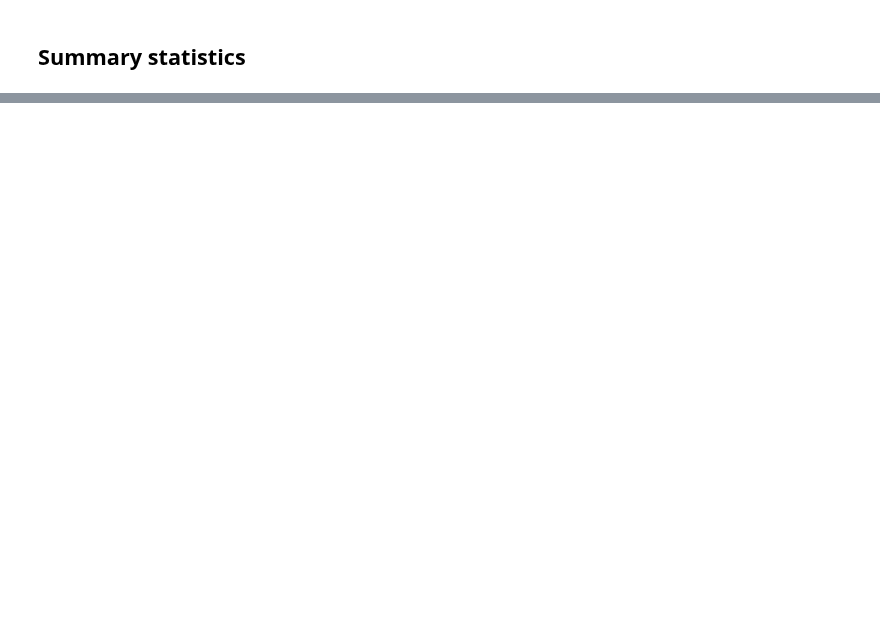
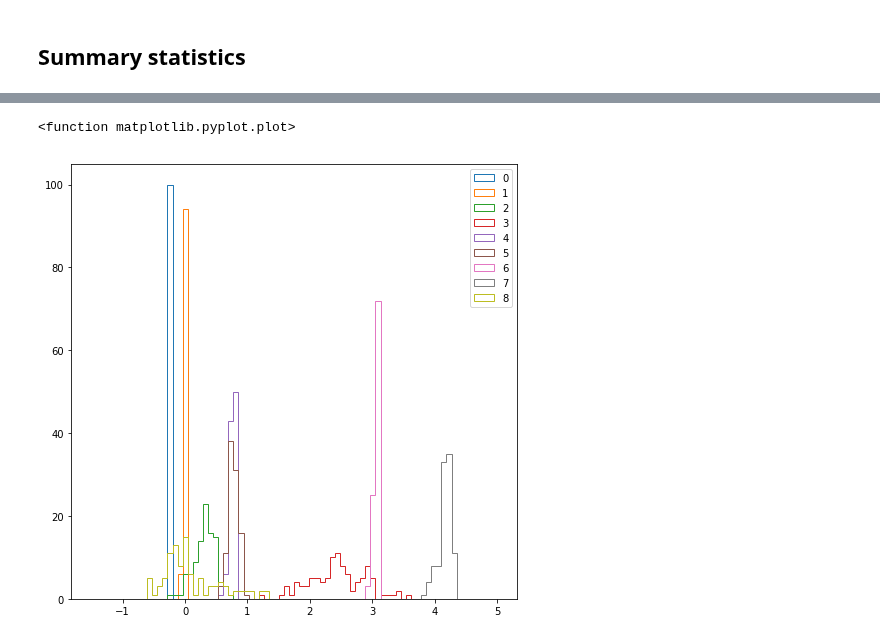
Before and after one commit to johannbrehmer/goldmine, a Jupyter notebook: goldmine/notebooks/lotka_volterra/simulator.ipynb, the cells around one changed output, grey strips where cells are left out. Drawn from its saved outputs; the diff is of its cells as text; code cells hidden in the pictures; blank space fills up the shorter version.

```diff
--- a/goldmine/notebooks/lotka_volterra/simulator.ipynb
+++ b/goldmine/notebooks/lotka_volterra/simulator.ipynb
@@ -104,0 +129,12 @@ _ = corner.corner(x1, color='C1', labels=labels, range=ranges, fig=fig)
+# %%
+plt.figure(figsize=(8,8))
+
+for i in range(9):
+    plt.hist(x0[:,i], range=(-1.5,5.), bins=80, histtype='step', label=str(i))
+
+plt.legend()
+
+plt.plot
+# %% [output]
+<function matplotlib.pyplot.plot>
+[figure, added]
```
Also changed, not shown: parts of 4 cells of this notebook, 2 other files.
